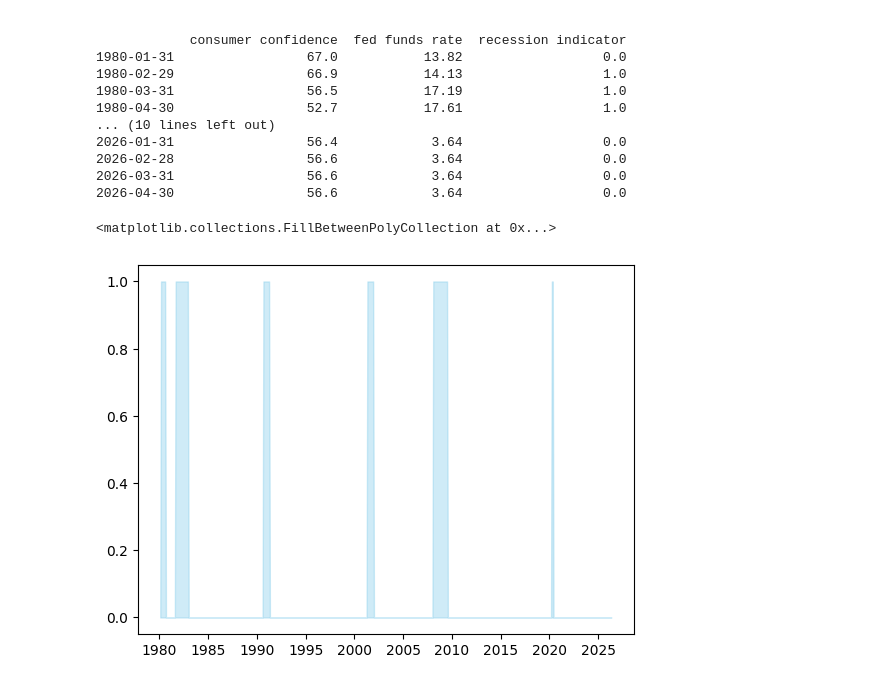
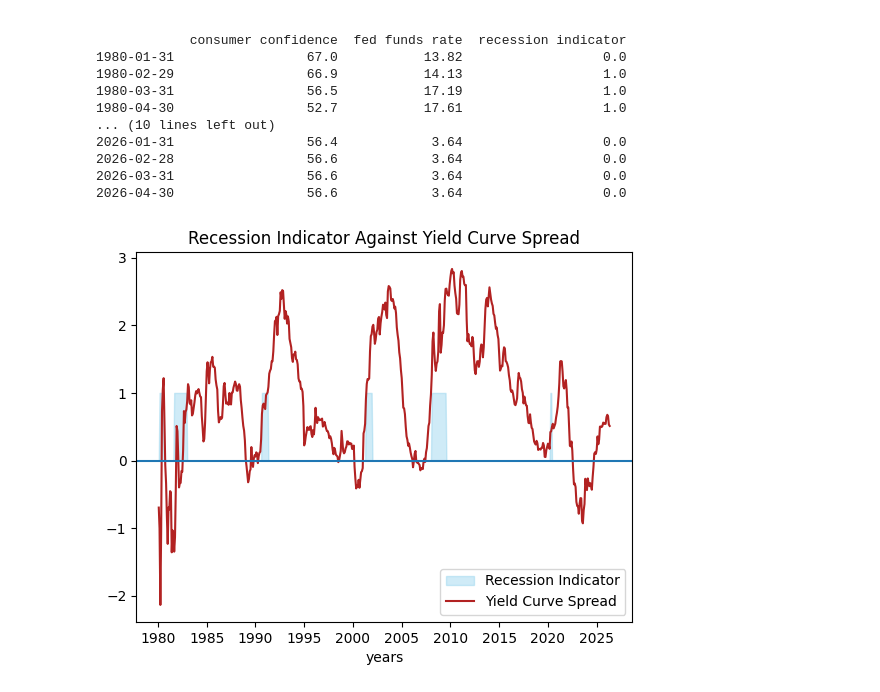
Before and after one commit to MustafaLearnsToCode/recession-indicator, a Jupyter notebook: notebooks/01_eda.ipynb, the cells around one changed output. Drawn from its saved outputs; the diff is of its cells as text; code cells hidden in the pictures.

Commit message:
Graphed yield curve spread against the recession indicator

```diff
--- a/notebooks/01_eda.ipynb
+++ b/notebooks/01_eda.ipynb
@@ -109,7 +109,13 @@ df_monthly.to_csv("data/macro_data_clean.csv")
 # %%
 import matplotlib.pyplot as plt
 
-plt.fill_between(df_monthly.index, df_monthly["recession indicator"], color="skyblue", alpha=0.4)
+plt.fill_between(df_monthly.index, df_monthly["recession indicator"], color="skyblue", alpha=0.4, label="Recession Indicator")
+plt.plot(df_monthly.index, df_monthly["yield curve spread"], color="firebrick", label="Yield Curve Spread")
+plt.axhline(y=0)
+plt.title("Recession Indicator Against Yield Curve Spread")
+plt.xlabel("years")
+plt.legend()
+
+plt.show()
 # %% [output]
-<matplotlib.collections.FillBetweenPolyCollection at 0x...>
-[figure, old version]
+[figure, new version]
```
